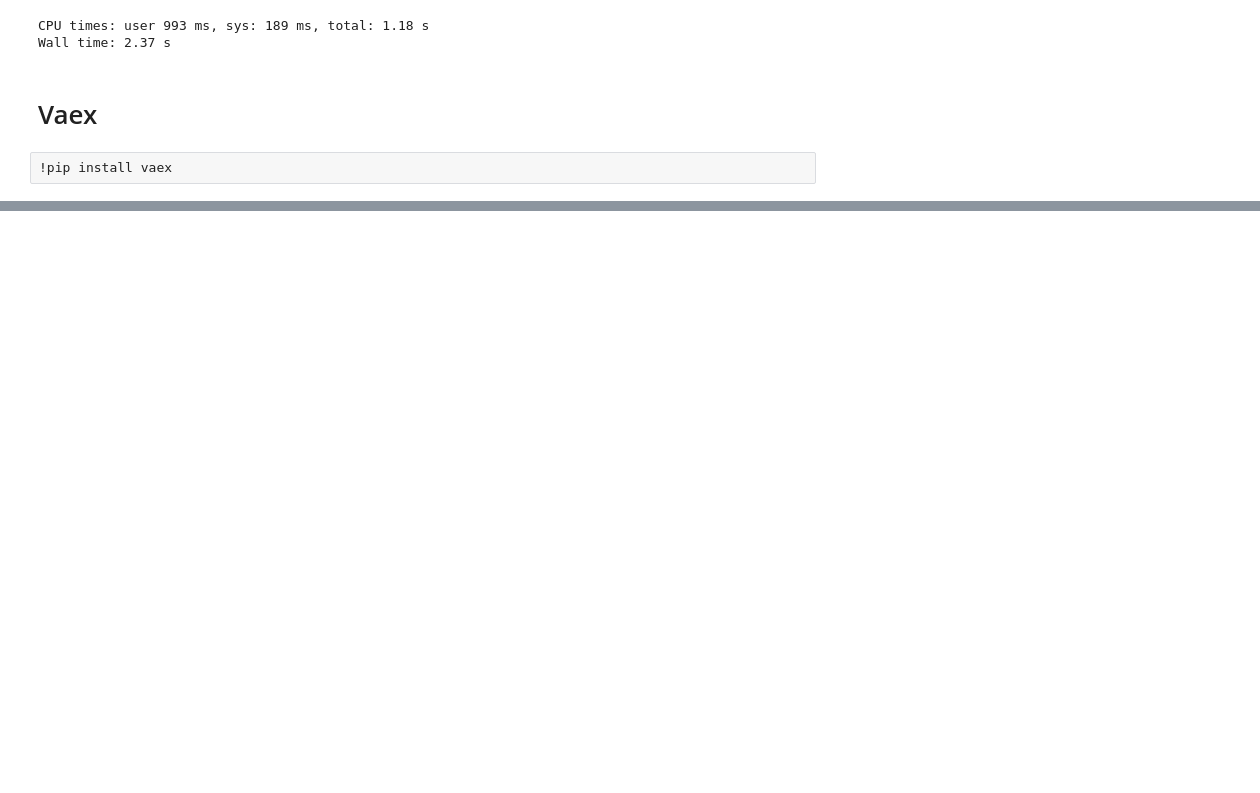
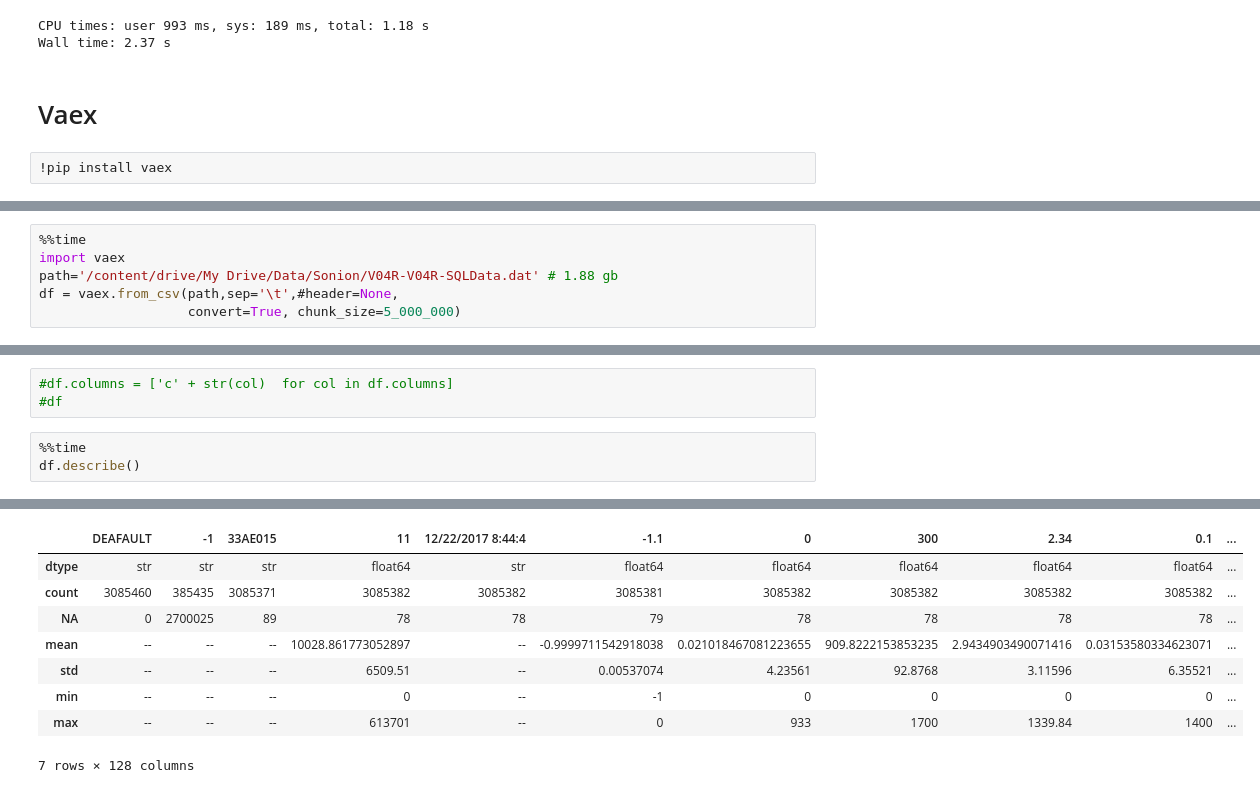
Before and after one commit to duybluemind1988/Data-science, a Jupyter notebook: Sonion/Compare_all_bigdata_method.ipynb, the cells around one changed output, grey strips where cells are left out. Saved outputs shown, nothing was run; the diff lists cells and outputs as text; blank space fills up the shorter version.

```diff
--- a/Sonion/Compare_all_bigdata_method.ipynb
+++ b/Sonion/Compare_all_bigdata_method.ipynb
@@ -393,0 +396,6 @@ Wall time: 2.37 s
+# %%
+%%time
+import vaex
+path='/content/drive/My Drive/Data/Sonion/V04R-V04R-SQLData.dat' # 1.88 gb
+df = vaex.from_csv(path,sep='\t',#header=None,
+                   convert=True, chunk_size=5_000_000)
@@ -393,0 +426,7 @@ Wall time: 2.37 s
+# %%
+#df.columns = ['c' + str(col)  for col in df.columns]
+#df
+# %%
+%%time
+df.describe()
+# %% [output]
@@ -393,0 +435,9 @@ Wall time: 2.37 s
+|  | DEAFAULT | -1 | 33AE015 | 11 | 12/22/2017 8:44:4 | -1.1 | 0 | 300 | 2.34 | 0.1 | ... |
+| dtype | str | str | str | float64 | str | float64 | float64 | float64 | float64 | float64 | ... |
+| count | 3085460 | 385435 | 3085371 | 3085382 | 3085382 | 3085381 | 3085382 | 3085382 | 3085382 | 3085382 | ... |
+| NA | 0 | 2700025 | 89 | 78 | 78 | 79 | 78 | 78 | 78 | 78 | ... |
+| mean | -- | -- | -- | 10028.861773052897 | -- | -0.9999711542918038 | 0.021018467081223655 | 909.8222153853235 | 2.9434903490071416 | 0.03153580334623071 | ... |
+| std | -- | -- | -- | 6509.51 | -- | 0.00537074 | 4.23561 | 92.8768 | 3.11596 | 6.35521 | ... |
+| min | -- | -- | -- | 0 | -- | -1 | 0 | 0 | 0 | 0 | ... |
+| max | -- | -- | -- | 613701 | -- | 0 | 933 | 1700 | 1339.84 | 1400 | ... |
+7 rows × 128 columns
```
Also changed, not shown: parts of 12 cells of this notebook.
